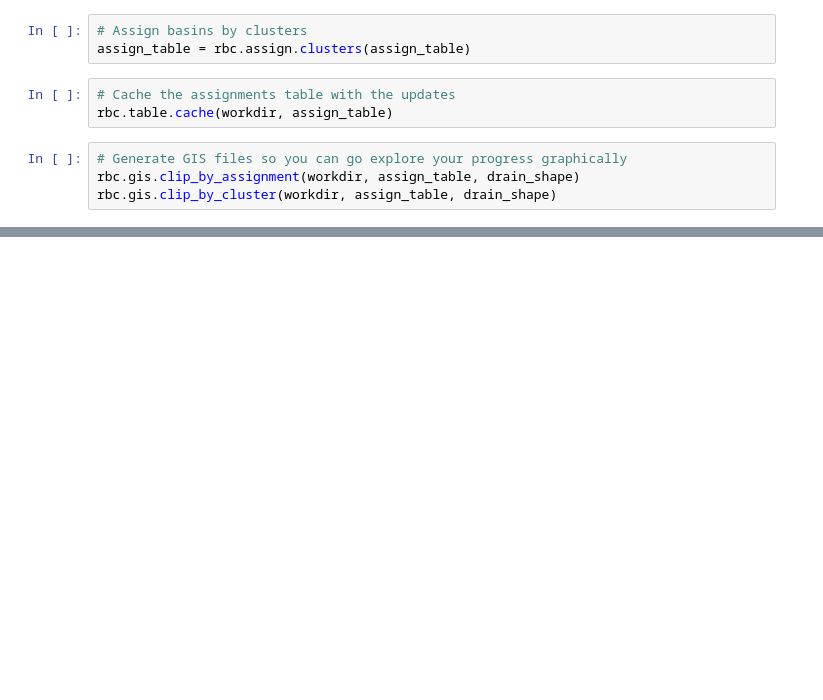
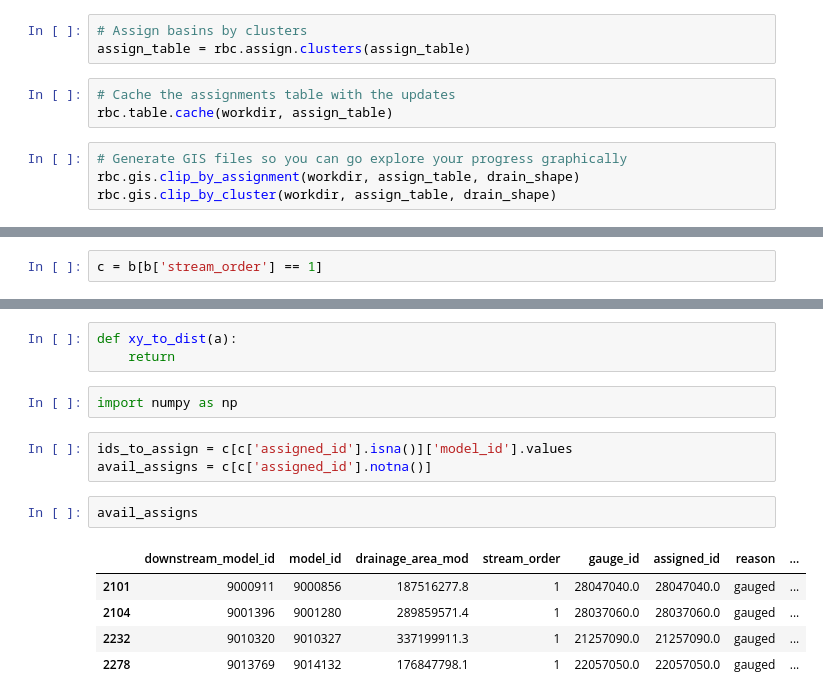
Before and after one commit to rileyhales/saber-hbc, a Jupyter notebook: examples/colombia-magdalena/colombia-example.ipynb, the cells around one changed output, grey strips where cells are left out. Cells and saved outputs as stored; diff of their text form; blank space fills up the shorter version.

```diff
--- a/examples/colombia-magdalena/colombia-example.ipynb
+++ b/examples/colombia-magdalena/colombia-example.ipynb
@@ -96,0 +93,2 @@ rbc.gis.clip_by_cluster(workdir, assign_table, drain_shape)
+# %%
+c = b[b['stream_order'] == 1]
@@ -96,0 +111,16 @@ rbc.gis.clip_by_cluster(workdir, assign_table, drain_shape)
+# %%
+def xy_to_dist(a):
+    return
+# %%
+import numpy as np
+# %%
+ids_to_assign = c[c['assigned_id'].isna()]['model_id'].values
+avail_assigns = c[c['assigned_id'].notna()]
+# %%
+avail_assigns
+# %% [output]
+|  | downstream_model_id | model_id | drainage_area_mod | stream_order | gauge_id | assigned_id | reason | ... |
+| 2101 | 9000911 | 9000856 | 187516277.8 | 1 | 28047040.0 | 28047040.0 | gauged | ... |
+| 2104 | 9001396 | 9001280 | 289859571.4 | 1 | 28037060.0 | 28037060.0 | gauged | ... |
+| 2232 | 9010320 | 9010327 | 337199911.3 | 1 | 21257090.0 | 21257090.0 | gauged | ... |
+| 2278 | 9013769 | 9014132 | 176847798.1 | 1 | 22057050.0 | 22057050.0 | gauged | ... |
```
Also changed, not shown: parts of 39 cells of this notebook, 4 other files.
